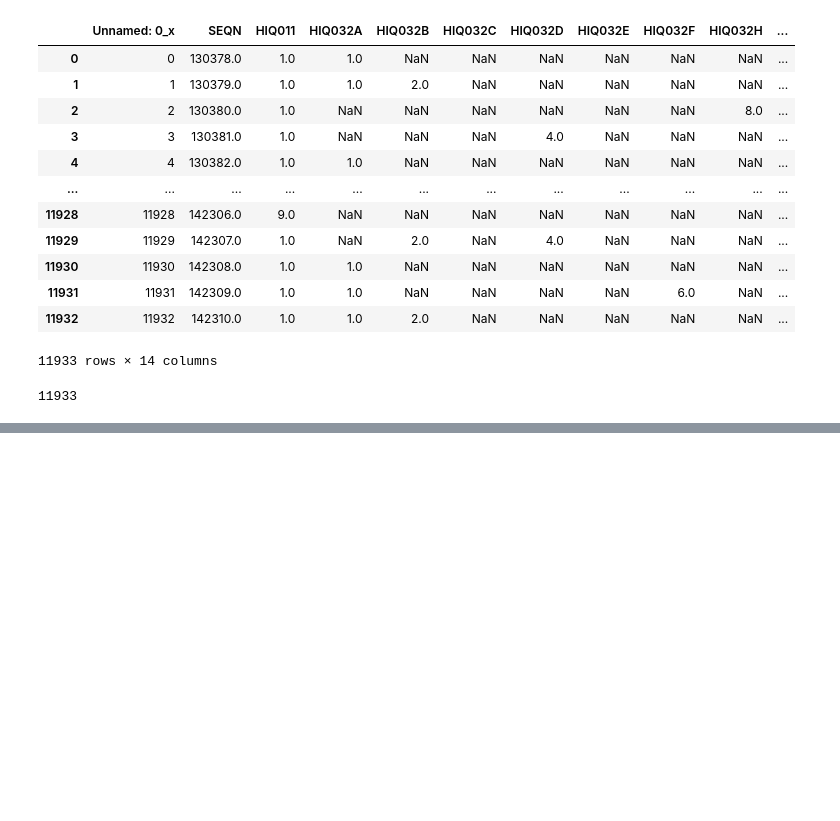
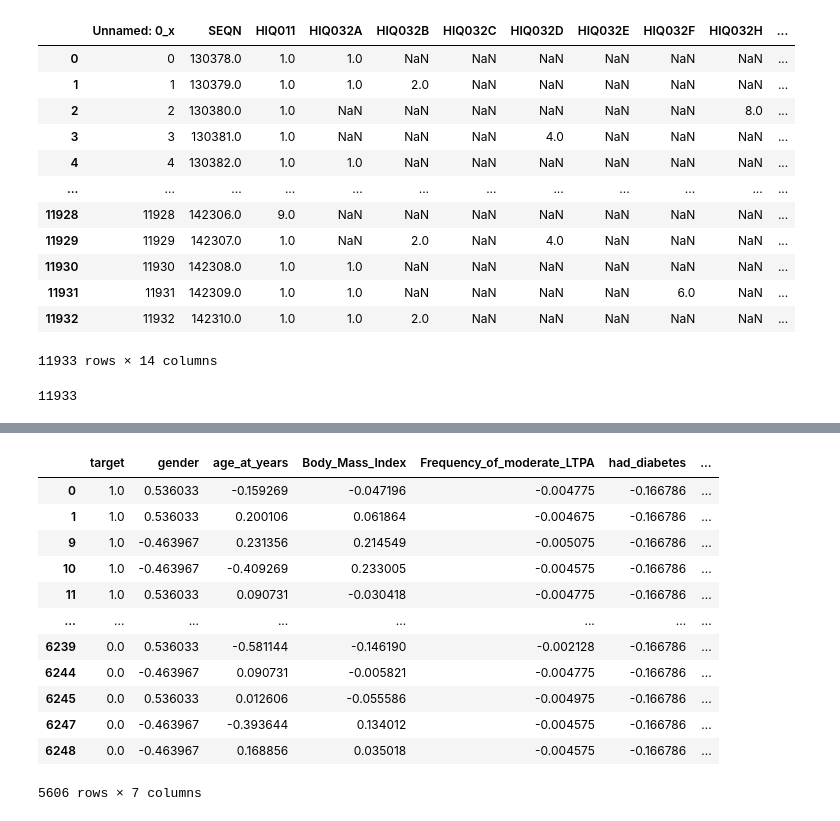
Before and after one commit to OmarGamalH/HyperML, a Jupyter notebook: test.ipynb, the cells around one changed output, grey strips where cells are left out. Drawn from its saved outputs; the diff is of its cells as text; code cells hidden in the pictures; blank space fills up the shorter version.

```diff
--- a/test.ipynb
+++ b/test.ipynb
@@ -78,0 +96,32 @@ df_f_v_final = df_f_v_6.rename(columns = {"had_hypertension" : "target"})
+# %%
+min_target = df_f_v_7.groupby('target').count().gender.min()
+
+class_1 = df_f_v_7.loc[df_f_v_7.target == 1].iloc[:min_target]
+class_0 = df_f_v_7.loc[df_f_v_7.target == 0].iloc[:min_target]
+
+df_f_v_final = pd.concat([class_1 , class_0]).astype("float")
+# %%
+cols = df_f_v_final.columns[1:]
+for col in cols:
+    mean_value = df_f_v_final.loc[: , col].mean()
+    max_value = df_f_v_final.loc[: , col].max()
+    min_value = df_f_v_final.loc[: , col].min()
+
+    result = (df_f_v_final.loc[: , col] - np.array(mean_value))/(np.array(max_value) - np.array(min_value))
+    df_f_v_final.loc[: , col] = result
+# %%
+df_f_v_final
+# %% [output]
+|  | target | gender | age_at_years | Body_Mass_Index | Frequency_of_moderate_LTPA | had_diabetes | ... |
+| 0 | 1.0 | 0.536033 | -0.159269 | -0.047196 | -0.004775 | -0.166786 | ... |
+| 1 | 1.0 | 0.536033 | 0.200106 | 0.061864 | -0.004675 | -0.166786 | ... |
+| 9 | 1.0 | -0.463967 | 0.231356 | 0.214549 | -0.005075 | -0.166786 | ... |
+| 10 | 1.0 | -0.463967 | -0.409269 | 0.233005 | -0.004575 | -0.166786 | ... |
+| 11 | 1.0 | 0.536033 | 0.090731 | -0.030418 | -0.004775 | -0.166786 | ... |
+| ... | ... | ... | ... | ... | ... | ... | ... |
+| 6239 | 0.0 | 0.536033 | -0.581144 | -0.146190 | -0.002128 | -0.166786 | ... |
+| 6244 | 0.0 | -0.463967 | 0.090731 | -0.005821 | -0.004775 | -0.166786 | ... |
+| 6245 | 0.0 | 0.536033 | 0.012606 | -0.055586 | -0.004975 | -0.166786 | ... |
+| 6247 | 0.0 | -0.463967 | -0.393644 | 0.134012 | -0.004575 | -0.166786 | ... |
+| 6248 | 0.0 | -0.463967 | 0.168856 | 0.035018 | -0.004575 | -0.166786 | ... |
+5606 rows × 7 columns
```
Also changed, not shown: parts of 14 cells of this notebook, 11 other files.
